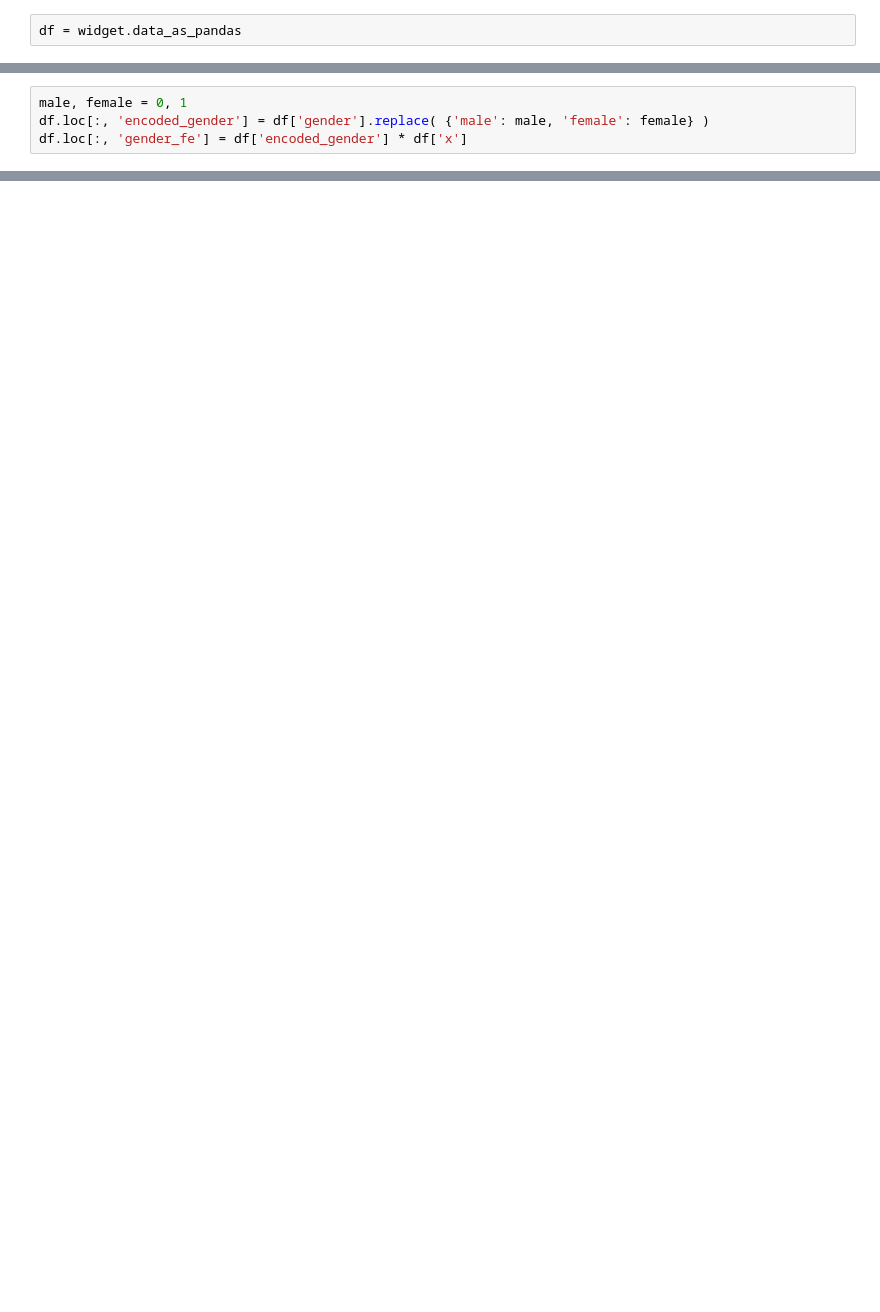
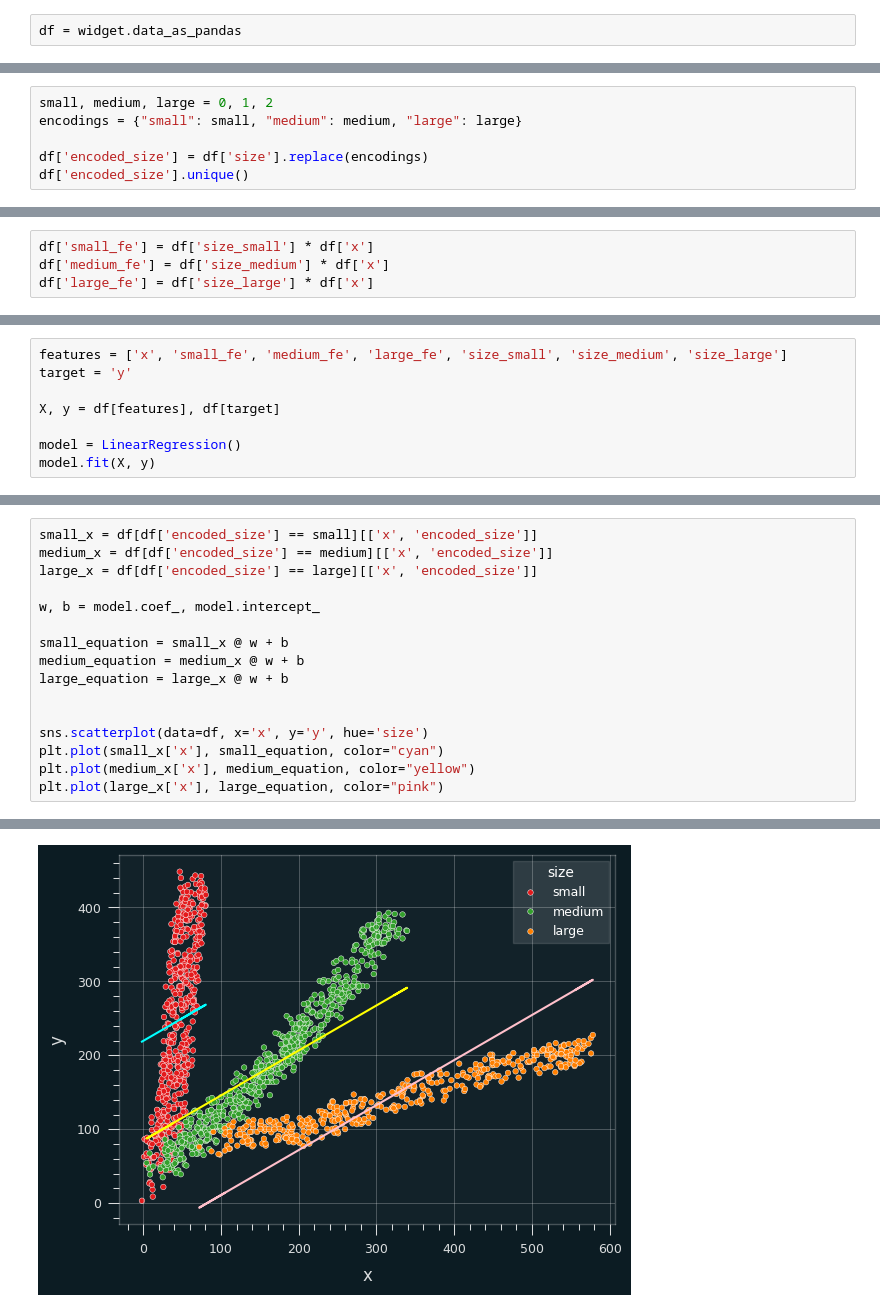
Before and after one commit to RohitMugalya/Learner-s-Garden, a Jupyter notebook: practice notebooks/simons paradox.ipynb, the cells around one changed output, grey strips where cells are left out. Cells and saved outputs as stored; diff of their text form; blank space fills up the shorter version.

```diff
--- a/practice notebooks/simons paradox.ipynb
+++ b/practice notebooks/simons paradox.ipynb
@@ -126,4 +143,0 @@ sns.lmplot(data=df, x='x', y='y',
-# %%
-male, female = 0, 1
-df.loc[:, 'encoded_gender'] = df['gender'].replace( {'male': male, 'female': female} )
-df.loc[:, 'gender_fe'] = df['encoded_gender'] * df['x']
@@ -189,0 +144,6 @@ sns.lmplot(
+# %%
+small, medium, large = 0, 1, 2
+encodings = {"small": small, "medium": medium, "large": large}
+
+df['encoded_size'] = df['size'].replace(encodings)
+df['encoded_size'].unique()
@@ -189,0 +156,4 @@ sns.lmplot(
+# %%
+df['small_fe'] = df['size_small'] * df['x']
+df['medium_fe'] = df['size_medium'] * df['x']
+df['large_fe'] = df['size_large'] * df['x']
@@ -189,0 +169,8 @@ sns.lmplot(
+# %%
+features = ['x', 'small_fe', 'medium_fe', 'large_fe', 'size_small', 'size_medium', 'size_large']
+target = 'y'
+
+X, y = df[features], df[target]
+
+model = LinearRegression()
+model.fit(X, y)
@@ -189,0 +191,17 @@ sns.lmplot(
+# %%
+small_x = df[df['encoded_size'] == small][['x', 'encoded_size']]
+medium_x = df[df['encoded_size'] == medium][['x', 'encoded_size']]
+large_x = df[df['encoded_size'] == large][['x', 'encoded_size']]
+
+w, b = model.coef_, model.intercept_
+
+small_equation = small_x @ w + b
+medium_equation = medium_x @ w + b
+large_equation = large_x @ w + b
+
+
+sns.scatterplot(data=df, x='x', y='y', hue='size')
+plt.plot(small_x['x'], small_equation, color="cyan")
+plt.plot(medium_x['x'], medium_equation, color="yellow")
+plt.plot(large_x['x'], large_equation, color="pink")
+# %% [output]
@@ -189,0 +209 @@ sns.lmplot(
+[figure, added]
```
Also changed, not shown: parts of 22 cells of this notebook.
